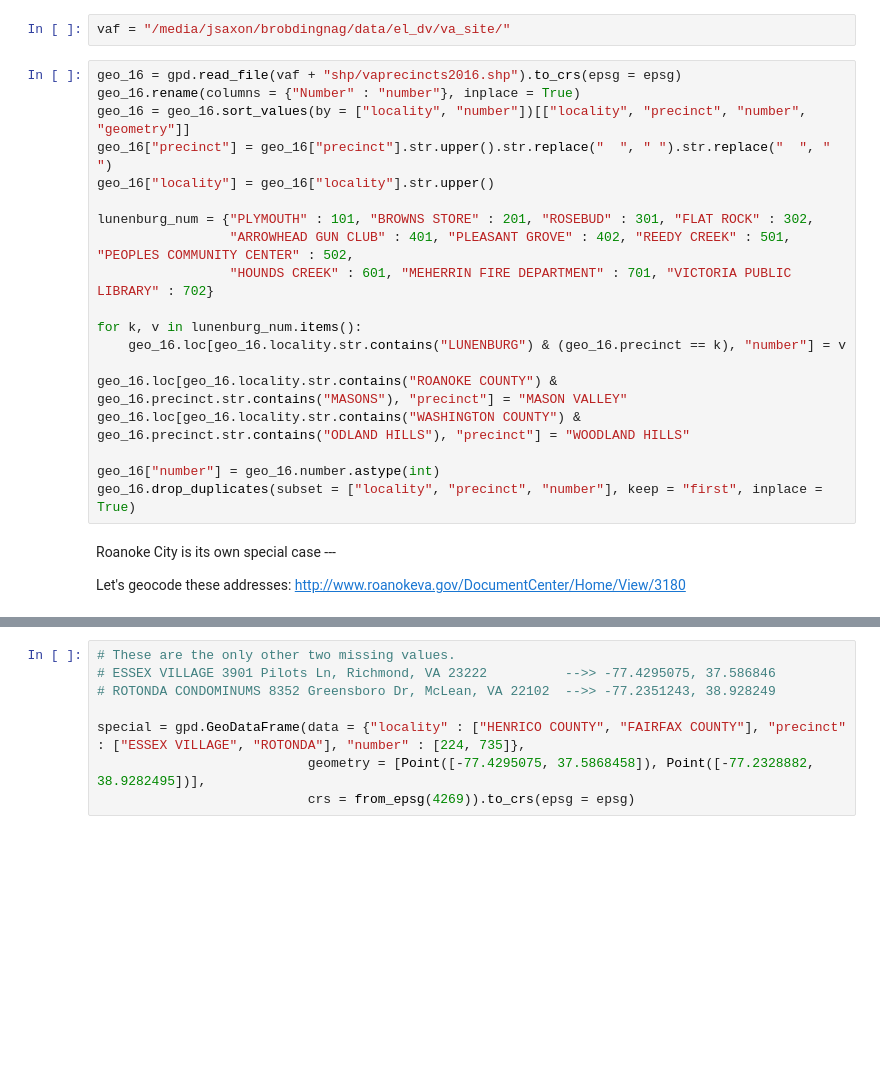
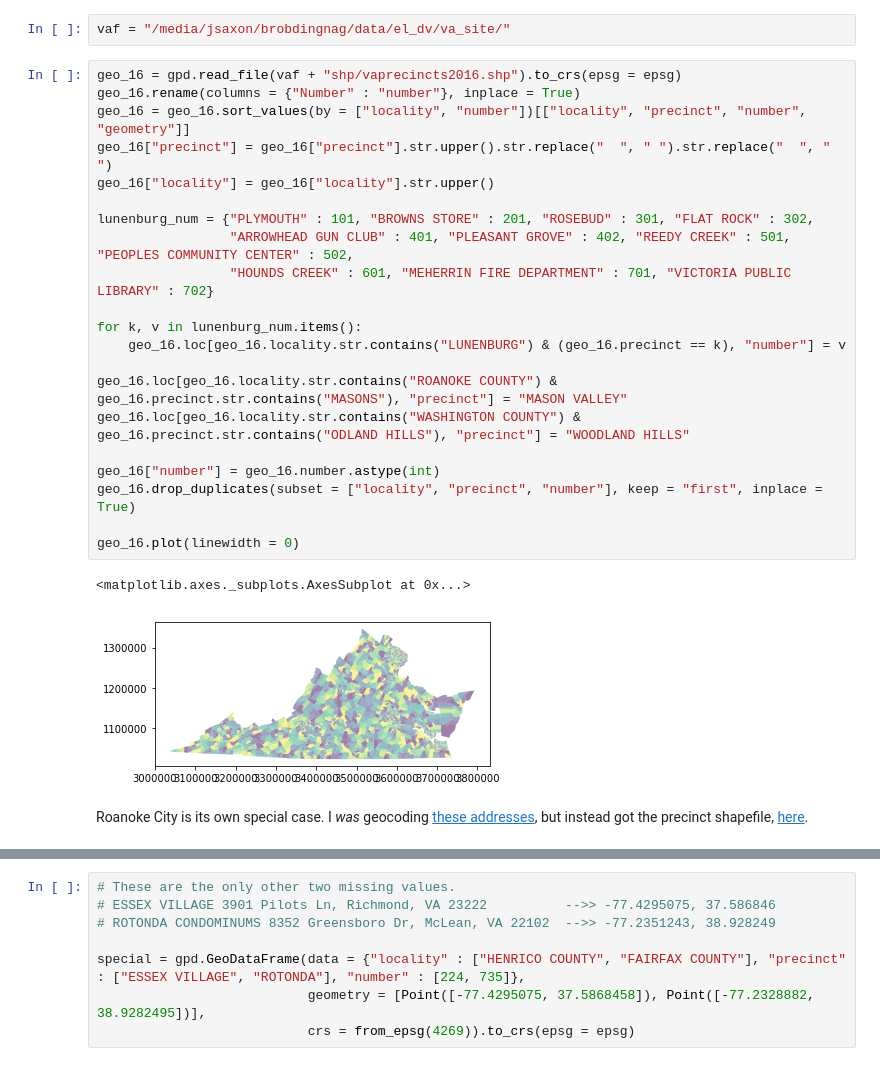
Before and after one commit to JamesSaxon/dist_analysis, a Jupyter notebook: va_mapping.ipynb, the cells around one changed output, grey strips where cells are left out. Saved outputs shown, nothing was run; the diff lists cells and outputs as text; blank space fills up the shorter version.

```diff
--- a/va_mapping.ipynb
+++ b/va_mapping.ipynb
@@ -22,25 +22,27 @@ vaf = "/media/jsaxon/brobdingnag/data/el_dv/va_site/"
 # %%
 geo_16 = gpd.read_file(vaf + "shp/vaprecincts2016.shp").to_crs(epsg = epsg)
 geo_16.rename(columns = {"Number" : "number"}, inplace = True)
 geo_16 = geo_16.sort_values(by = ["locality", "number"])[["locality", "precinct", "number", "geometry"]]
 geo_16["precinct"] = geo_16["precinct"].str.upper().str.replace("  ", " ").str.replace("  ", " ")
 geo_16["locality"] = geo_16["locality"].str.upper()
 
 lunenburg_num = {"PLYMOUTH" : 101, "BROWNS STORE" : 201, "ROSEBUD" : 301, "FLAT ROCK" : 302,
                  "ARROWHEAD GUN CLUB" : 401, "PLEASANT GROVE" : 402, "REEDY CREEK" : 501, "PEOPLES COMMUNITY CENTER" : 502,
                  "HOUNDS CREEK" : 601, "MEHERRIN FIRE DEPARTMENT" : 701, "VICTORIA PUBLIC LIBRARY" : 702}
 
 for k, v in lunenburg_num.items():
     geo_16.loc[geo_16.locality.str.contains("LUNENBURG") & (geo_16.precinct == k), "number"] = v
 
 geo_16.loc[geo_16.locality.str.contains("ROANOKE COUNTY") & geo_16.precinct.str.contains("MASONS"), "precinct"] = "MASON VALLEY"
 geo_16.loc[geo_16.locality.str.contains("WASHINGTON COUNTY") & geo_16.precinct.str.contains("ODLAND HILLS"), "precinct"] = "WOODLAND HILLS"
 
 geo_16["number"] = geo_16.number.astype(int)
 geo_16.drop_duplicates(subset = ["locality", "precinct", "number"], keep = "first", inplace = True)
+
+geo_16.plot(linewidth = 0)
+# %% [output]
+<matplotlib.axes._subplots.AxesSubplot at 0x...>
+[figure, added]
 # %% [markdown]
-Roanoke City is its own special case ---
-
-Let's geocode these addresses:
-http://www.roanokeva.gov/DocumentCenter/Home/View/3180
+Roanoke City is its own special case.  I _was_ geocoding [these addresses](http://www.roanokeva.gov/DocumentCenter/Home/View/3180), but instead got the precinct shapefile, [here](ftp://ftp.roanokeva.gov/GIS/Shapefiles/).
 # %%
```
Also changed, not shown: parts of 10 cells of this notebook, 4 other files.
